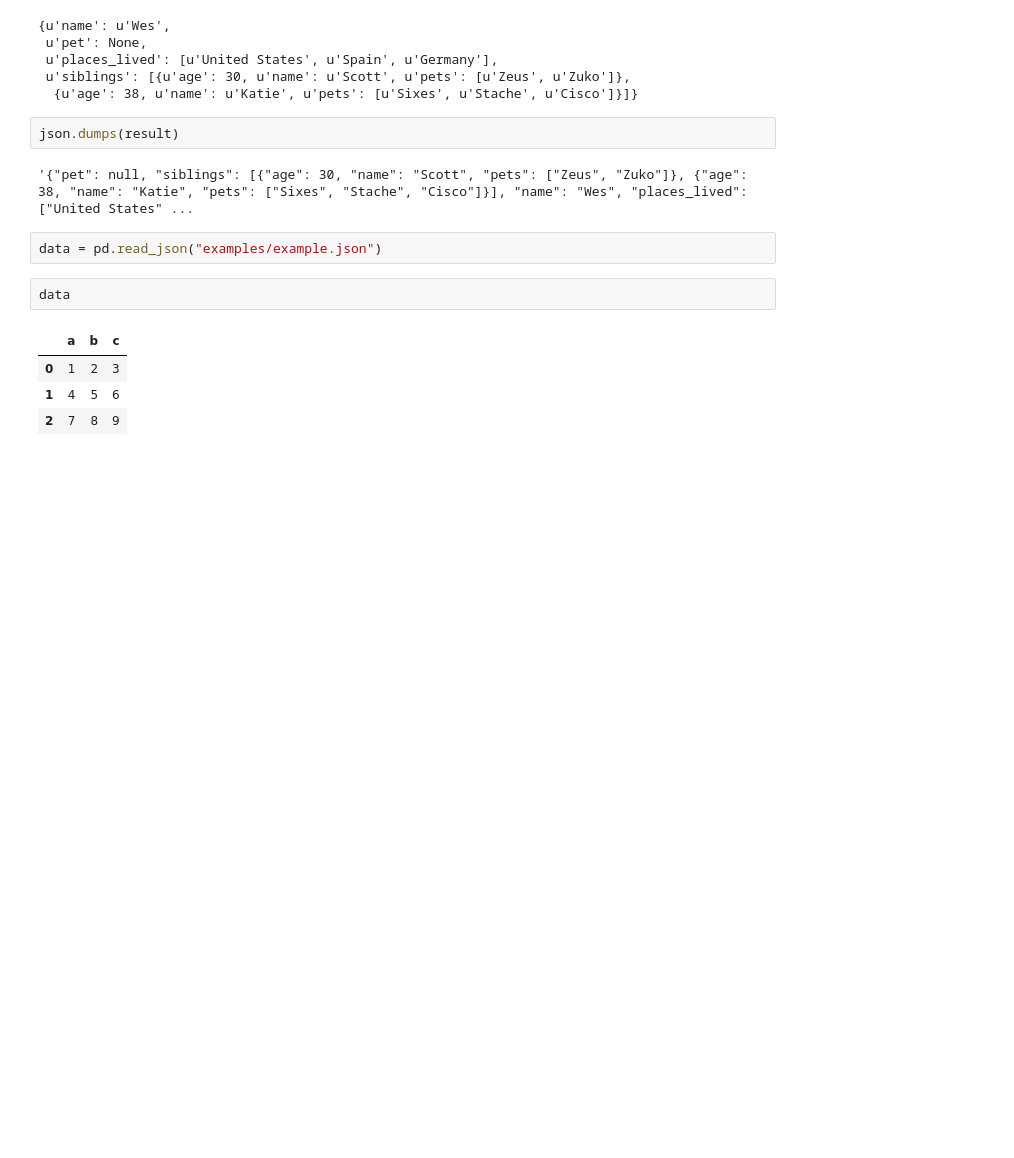
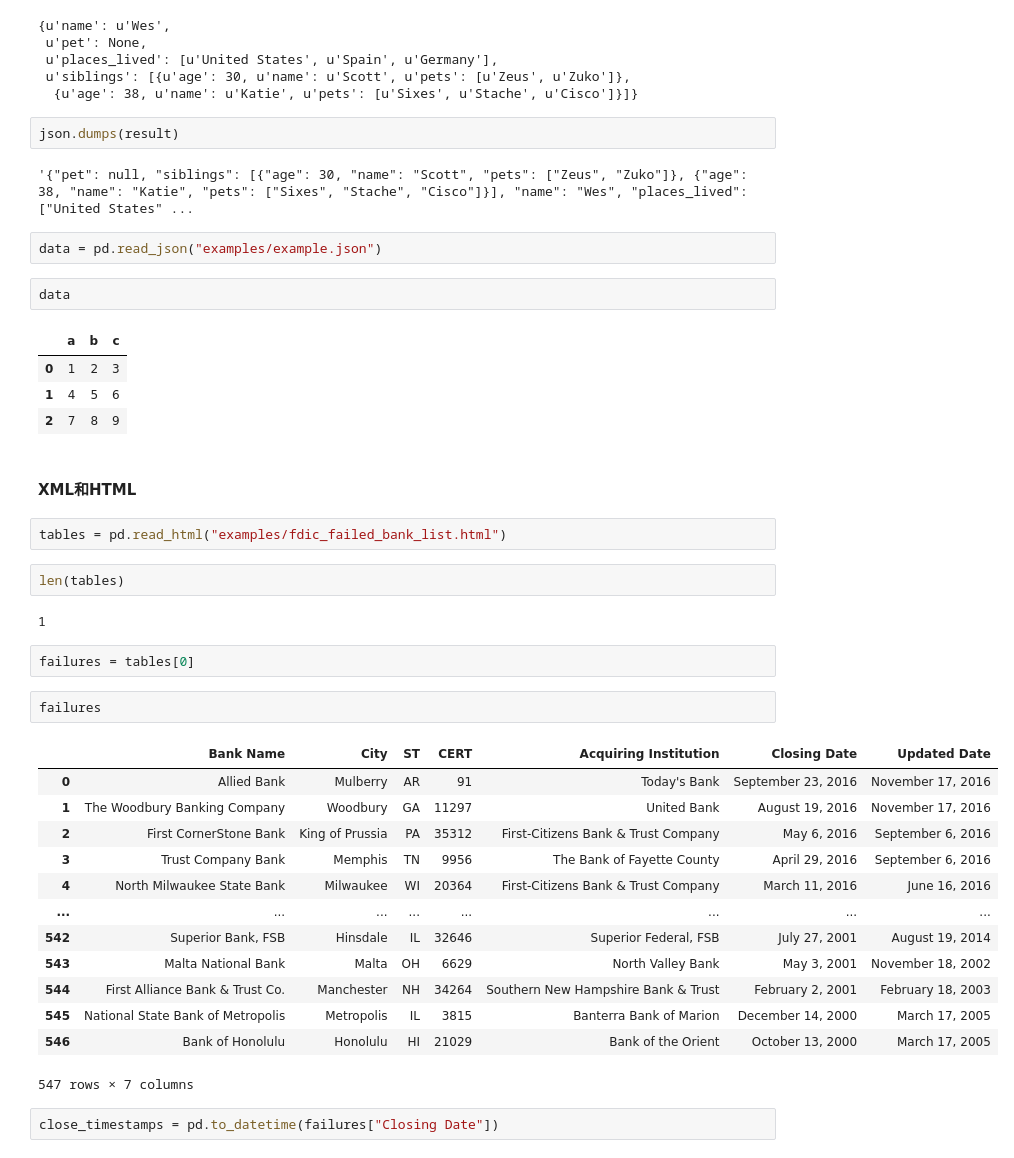
Before and after one commit to a625687551/pandas_second, a Jupyter notebook: 6_数据加载、存储与文件格式.ipynb, the cells around one changed output. Saved outputs shown, nothing was run; the diff lists cells and outputs as text; blank space fills up the shorter version.

```diff
--- a/6_数据加载、存储与文件格式.ipynb
+++ b/6_数据加载、存储与文件格式.ipynb
@@ -177,3 +177,31 @@ data
 | 0 | 1 | 2 | 3 |
 | 1 | 4 | 5 | 6 |
 | 2 | 7 | 8 | 9 |
+# %% [markdown]
+####  XML和HTML
+# %%
+tables = pd.read_html("examples/fdic_failed_bank_list.html")
+# %%
+len(tables)
+# %% [output]
+1
+# %%
+failures = tables[0]
+# %%
+failures
+# %% [output]
+|  | Bank Name | City | ST | CERT | Acquiring Institution | Closing Date | Updated Date |
+| 0 | Allied Bank | Mulberry | AR | 91 | Today's Bank | September 23, 2016 | November 17, 2016 |
+| 1 | The Woodbury Banking Company | Woodbury | GA | 11297 | United Bank | August 19, 2016 | November 17, 2016 |
+| 2 | First CornerStone Bank | King of Prussia | PA | 35312 | First-Citizens Bank & Trust Company | May 6, 2016 | September 6, 2016 |
+| 3 | Trust Company Bank | Memphis | TN | 9956 | The Bank of Fayette County | April 29, 2016 | September 6, 2016 |
+| 4 | North Milwaukee State Bank | Milwaukee | WI | 20364 | First-Citizens Bank & Trust Company | March 11, 2016 | June 16, 2016 |
+| ... | ... | ... | ... | ... | ... | ... | ... |
+| 542 | Superior Bank, FSB | Hinsdale | IL | 32646 | Superior Federal, FSB | July 27, 2001 | August 19, 2014 |
+| 543 | Malta National Bank | Malta | OH | 6629 | North Valley Bank | May 3, 2001 | November 18, 2002 |
+| 544 | First Alliance Bank & Trust Co. | Manchester | NH | 34264 | Southern New Hampshire Bank & Trust | February 2, 2001 | February 18, 2003 |
+| 545 | National State Bank of Metropolis | Metropolis | IL | 3815 | Banterra Bank of Marion | December 14, 2000 | March 17, 2005 |
+| 546 | Bank of Honolulu | Honolulu | HI | 21029 | Bank of the Orient | October 13, 2000 | March 17, 2005 |
+547 rows × 7 columns
+# %%
+close_timestamps = pd.to_datetime(failures["Closing Date"])
```
Also changed, not shown: parts of 15 cells of this notebook, 1 other file.
